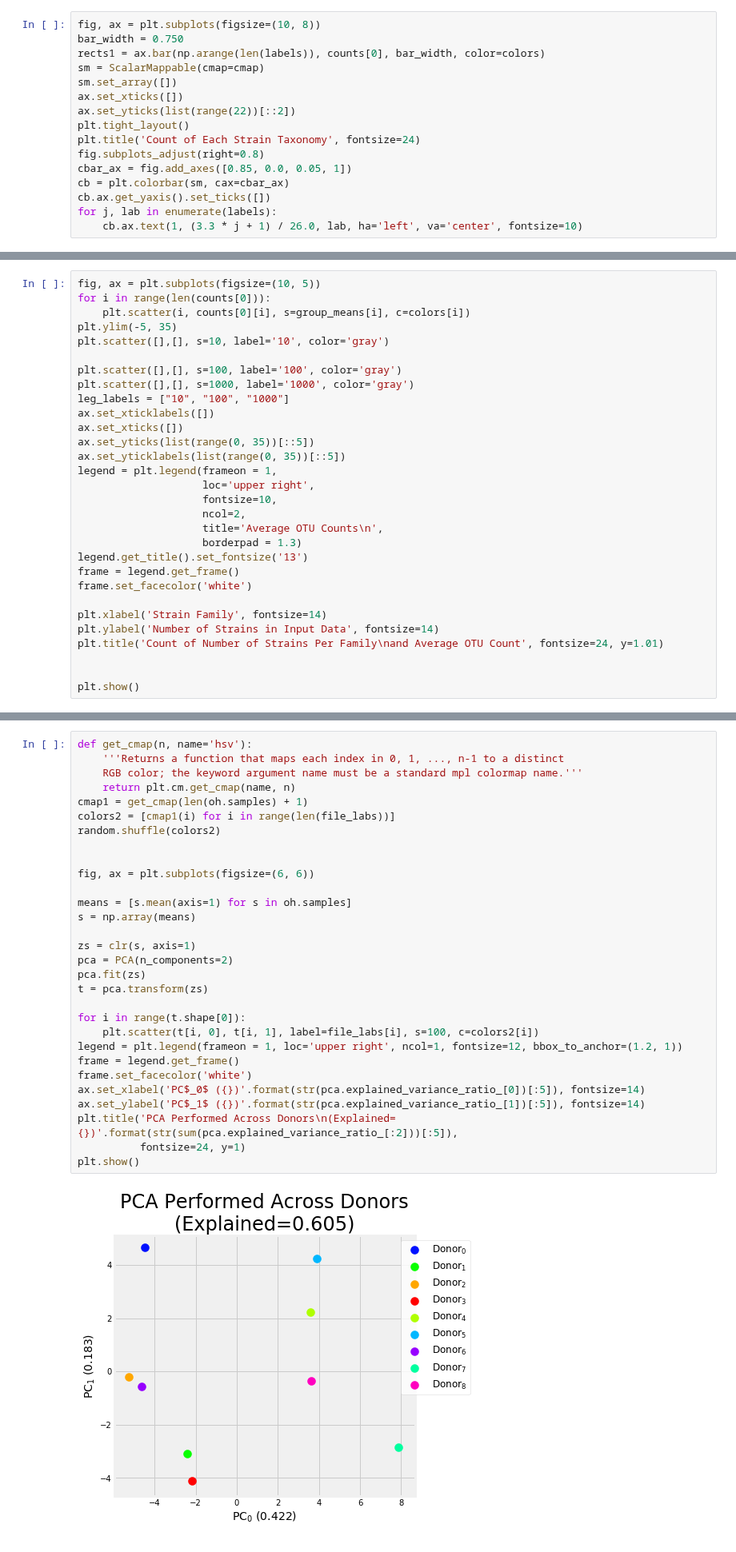
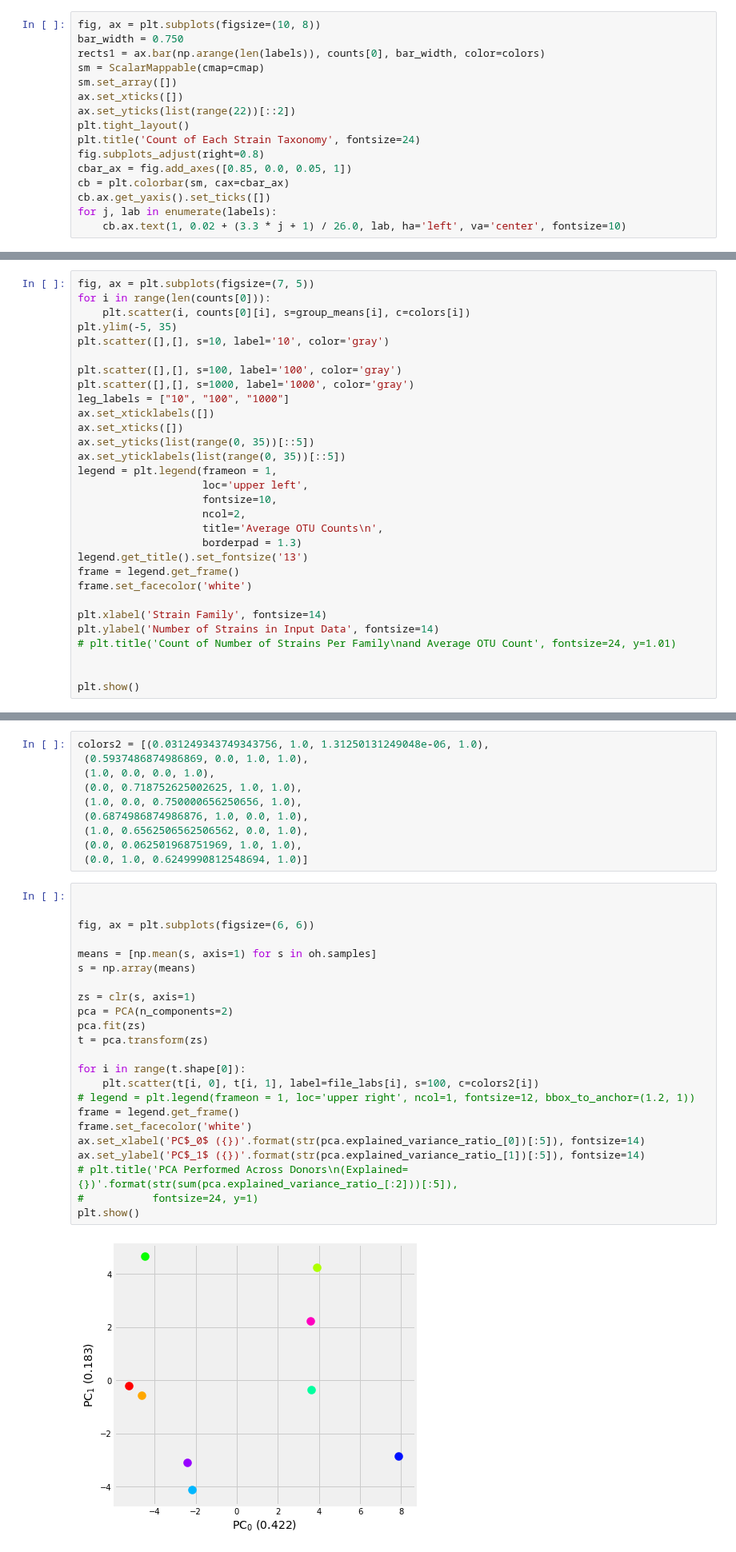
Before and after one commit to michaelwiest/microbiome-rnn, a Jupyter notebook: notebooks/Input Analysis.ipynb, the cells around one changed output, grey strips where cells are left out. Shown at 80% size. Saved outputs shown, nothing was run; the diff lists cells and outputs as text.

```diff
--- a/notebooks/Input Analysis.ipynb
+++ b/notebooks/Input Analysis.ipynb
@@ -139,5 +139,5 @@ cbar_ax = fig.add_axes([0.85, 0.0, 0.05, 1])
 cb = plt.colorbar(sm, cax=cbar_ax)
 cb.ax.get_yaxis().set_ticks([])
 for j, lab in enumerate(labels):
-    cb.ax.text(1, (3.3 * j + 1) / 26.0, lab, ha='left', va='center', fontsize=10)
+    cb.ax.text(1, 0.02 + (3.3 * j + 1) / 26.0, lab, ha='left', va='center', fontsize=10)
 # %% [output]
@@ -150,7 +150,7 @@ print(group_means)
 [ 206.48375485   78.76322886 4771.20497868  126.28633363  891.64664509
   409.5593748  2322.59580779  499.91256716]
 # %%
-fig, ax = plt.subplots(figsize=(10, 5))
+fig, ax = plt.subplots(figsize=(7, 5))
 for i in range(len(counts[0])):
     plt.scatter(i, counts[0][i], s=group_means[i], c=colors[i])
 plt.ylim(-5, 35)
@@ -164,7 +164,7 @@ ax.set_xticks([])
 ax.set_yticks(list(range(0, 35))[::5])
 ax.set_yticklabels(list(range(0, 35))[::5])
 legend = plt.legend(frameon = 1,
-                    loc='upper right',
+                    loc='upper left',
                     fontsize=10,
                     ncol=2,
                     title='Average OTU Counts\n',
@@ -175,7 +175,7 @@ frame.set_facecolor('white')
 
 plt.xlabel('Strain Family', fontsize=14)
 plt.ylabel('Number of Strains in Input Data', fontsize=14)
-plt.title('Count of Number of Strains Per Family\nand Average OTU Count', fontsize=24, y=1.01)
+# plt.title('Count of Number of Strains Per Family\nand Average OTU Count', fontsize=24, y=1.01)
 
 
 plt.show()
@@ -380,35 +396,38 @@ plt.show()
+# %%
+colors2 = [(0.031249343749343756, 1.0, 1.31250131249048e-06, 1.0),
+ (0.5937486874986869, 0.0, 1.0, 1.0),
+ (1.0, 0.0, 0.0, 1.0),
+ (0.0, 0.718752625002625, 1.0, 1.0),
+ (1.0, 0.0, 0.750000656250656, 1.0),
+ (0.6874986874986876, 1.0, 0.0, 1.0),
+ (1.0, 0.6562506562506562, 0.0, 1.0),
+ (0.0, 0.062501968751969, 1.0, 1.0),
+ (0.0, 1.0, 0.6249990812548694, 1.0)]
 # %%
-def get_cmap(n, name='hsv'):
-    '''Returns a function that maps each index in 0, 1, ..., n-1 to a distinct
-    RGB color; the keyword argument name must be a standard mpl colormap name.'''
-    return plt.cm.get_cmap(name, n)
-cmap1 = get_cmap(len(oh.samples) + 1)
-colors2 = [cmap1(i) for i in range(len(file_labs))]
-random.shuffle(colors2)
 
 
 fig, ax = plt.subplots(figsize=(6, 6))
 
-means = [s.mean(axis=1) for s in oh.samples]
+means = [np.mean(s, axis=1) for s in oh.samples]
 s = np.array(means)
 
 zs = clr(s, axis=1)
 pca = PCA(n_components=2)
 pca.fit(zs)
 t = pca.transform(zs)
 
 for i in range(t.shape[0]):
     plt.scatter(t[i, 0], t[i, 1], label=file_labs[i], s=100, c=colors2[i])
-legend = plt.legend(frameon = 1, loc='upper right', ncol=1, fontsize=12, bbox_to_anchor=(1.2, 1))
+# legend = plt.legend(frameon = 1, loc='upper right', ncol=1, fontsize=12, bbox_to_anchor=(1.2, 1))
 frame = legend.get_frame()
 frame.set_facecolor('white')
 ax.set_xlabel('PC$_0$ ({})'.format(str(pca.explained_variance_ratio_[0])[:5]), fontsize=14)
 ax.set_ylabel('PC$_1$ ({})'.format(str(pca.explained_variance_ratio_[1])[:5]), fontsize=14)
-plt.title('PCA Performed Across Donors\n(Explained={})'.format(str(sum(pca.explained_variance_ratio_[:2]))[:5]),
-          fontsize=24, y=1)
+# plt.title('PCA Performed Across Donors\n(Explained={})'.format(str(sum(pca.explained_variance_ratio_[:2]))[:5]),
+#           fontsize=24, y=1)
 plt.show()
 # %% [output]
-[figure, old version]
+[figure, new version]
 # %%
 su = sum([s.shape[1] for s in oh.samples])
 fracs = [s.shape[1] * 1.0 / su for s in oh.samples]
```
Also changed, not shown: parts of 6 cells of this notebook.
